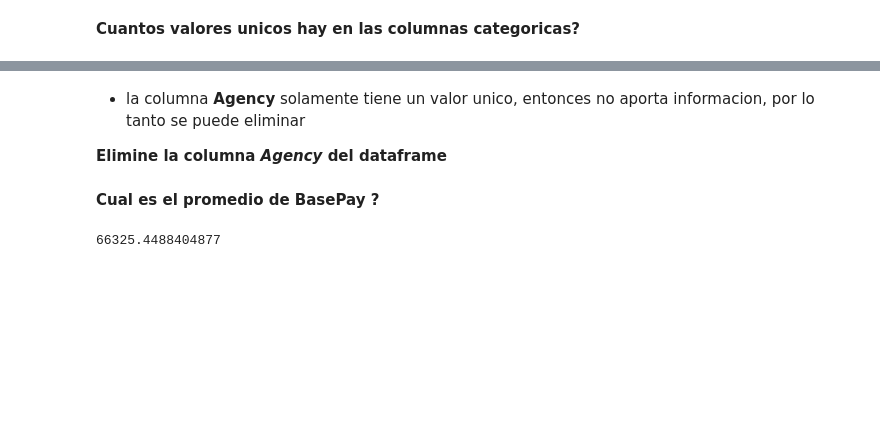
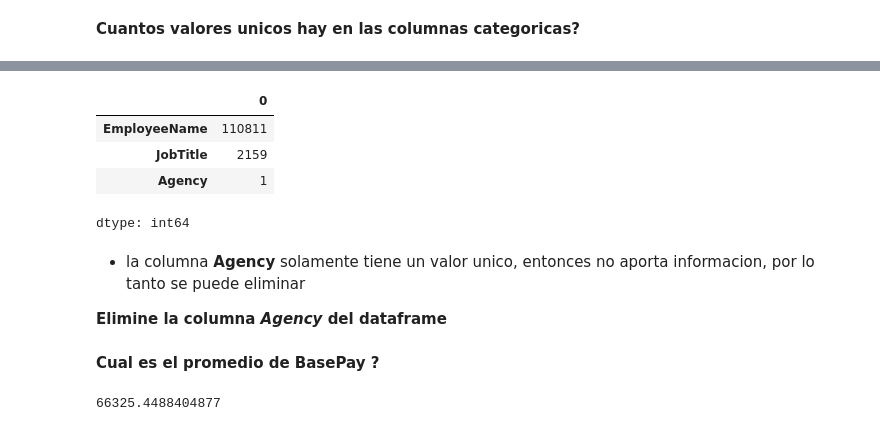
Before and after one commit to acaropi/Curso-Ciencia-de-Datos-, a Jupyter notebook: tarea_01_pandas_ingestion.ipynb, the cells around one changed output, grey strips where cells are left out. Saved outputs shown, nothing was run; the diff lists cells and outputs as text; code cells hidden in the pictures; blank space fills up the shorter version.

```diff
--- a/tarea_01_pandas_ingestion.ipynb
+++ b/tarea_01_pandas_ingestion.ipynb
@@ -261,3 +225,11 @@ dtype: int64
+# %%
+salarios.select_dtypes(include="object").nunique()
+# %% [output]
+|  | 0 |
+| EmployeeName | 110811 |
+| JobTitle | 2159 |
+| Agency | 1 |
+dtype: int64
 # %% [markdown]
 - la columna **Agency** solamente tiene un valor unico, entonces no aporta informacion, por lo tanto se puede eliminar
 
```
Also changed, not shown: parts of 46 cells of this notebook.
